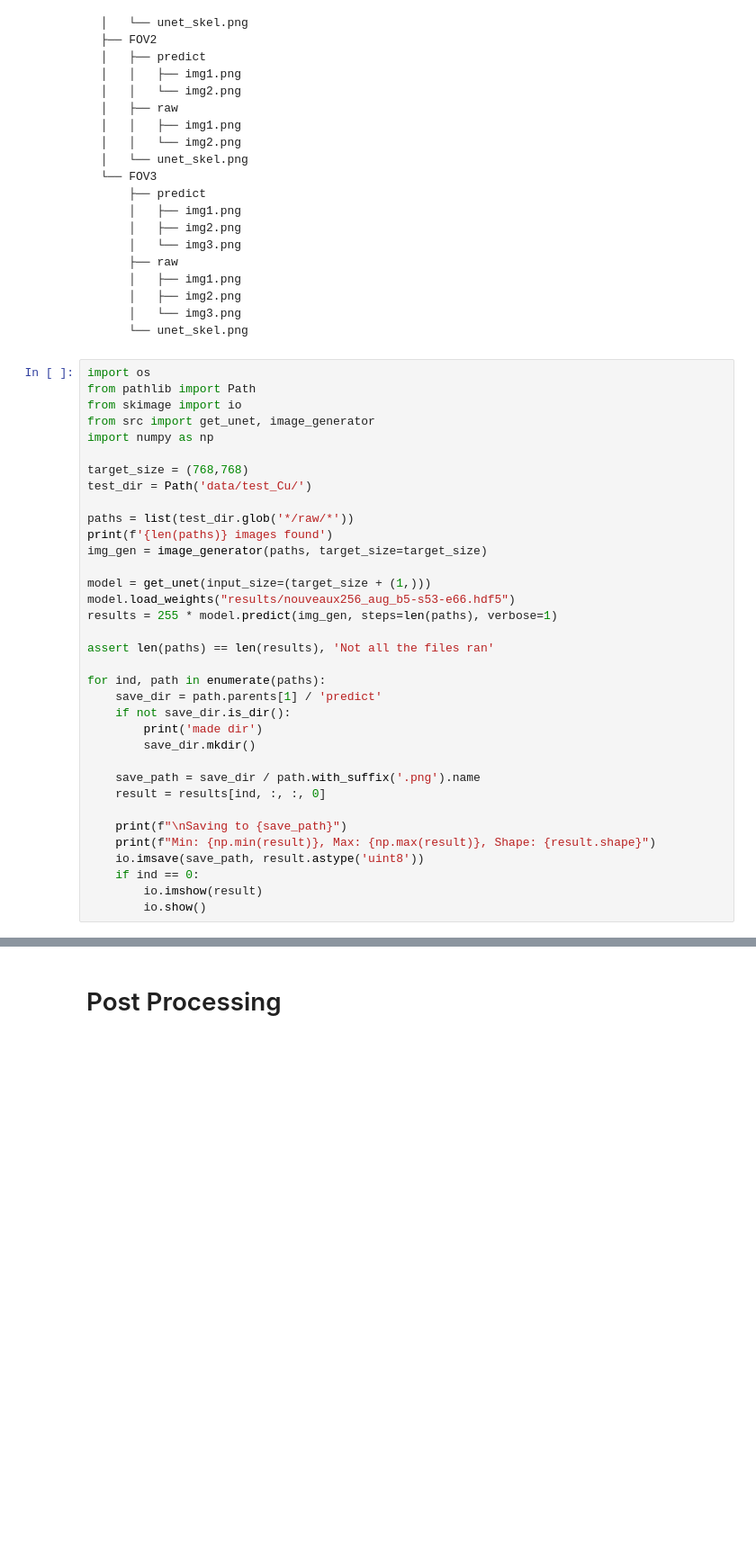
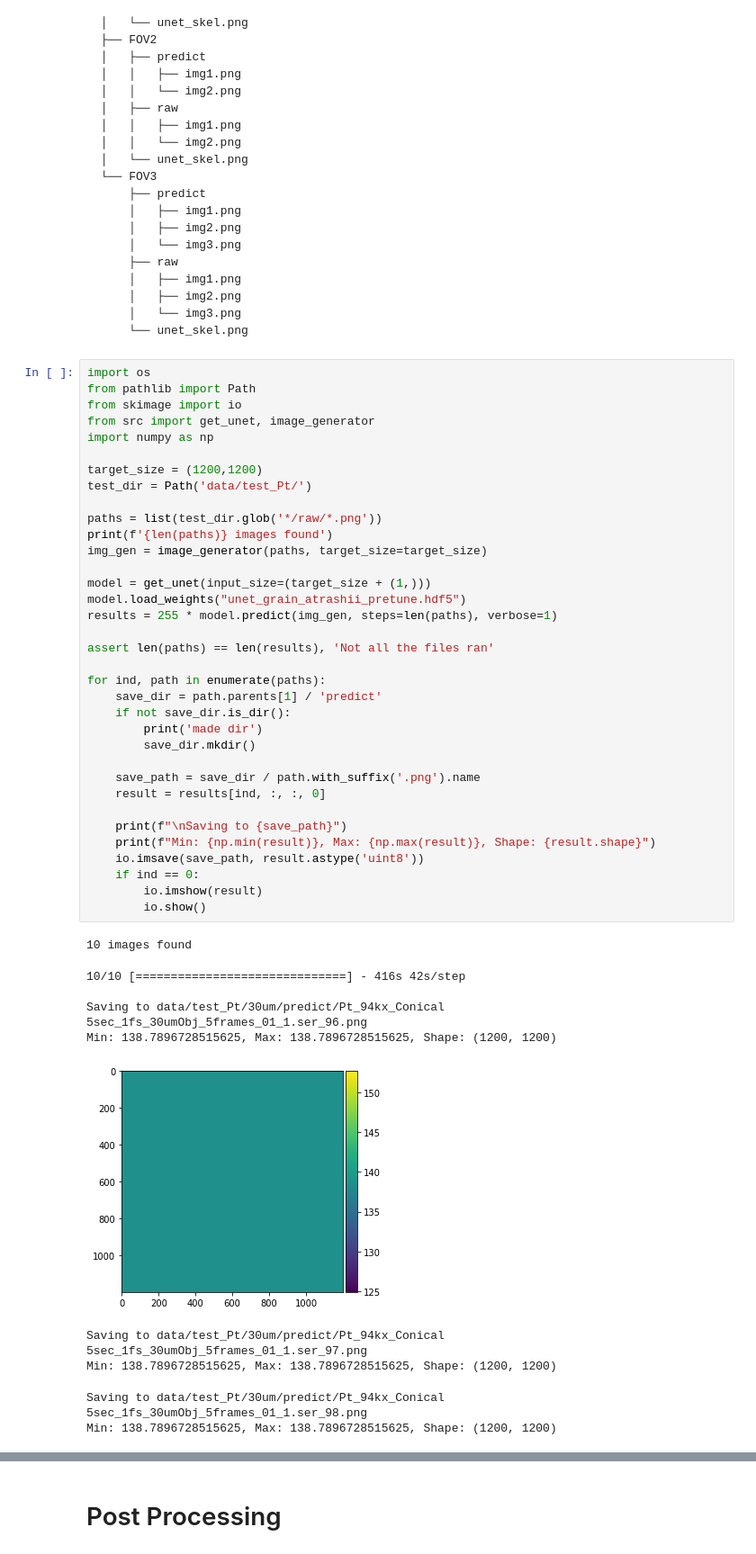
Before and after one commit to xkstein/Grain-U-Net, a Jupyter notebook: main.ipynb, the cells around one changed output, grey strips where cells are left out. Shown at 90% size. Saved outputs shown, nothing was run; the diff lists cells and outputs as text; blank space fills up the shorter version.

```diff
--- a/main.ipynb
+++ b/main.ipynb
@@ -144,34 +163,45 @@ test_dir
 import os
 from pathlib import Path
 from skimage import io
 from src import get_unet, image_generator
 import numpy as np
 
-target_size = (768,768)
-test_dir = Path('data/test_Cu/')
+target_size = (1200,1200)
+test_dir = Path('data/test_Pt/')
 
-paths = list(test_dir.glob('*/raw/*'))
+paths = list(test_dir.glob('*/raw/*.png'))
 print(f'{len(paths)} images found')
 img_gen = image_generator(paths, target_size=target_size)
 
 model = get_unet(input_size=(target_size + (1,)))
-model.load_weights("results/nouveaux256_aug_b5-s53-e66.hdf5")
+model.load_weights("unet_grain_atrashii_pretune.hdf5")
 results = 255 * model.predict(img_gen, steps=len(paths), verbose=1)
 
 assert len(paths) == len(results), 'Not all the files ran'
 
 for ind, path in enumerate(paths):
     save_dir = path.parents[1] / 'predict'
     if not save_dir.is_dir():
         print('made dir')
         save_dir.mkdir()
 
     save_path = save_dir / path.with_suffix('.png').name
     result = results[ind, :, :, 0]
 
     print(f"\nSaving to {save_path}")
     print(f"Min: {np.min(result)}, Max: {np.max(result)}, Shape: {result.shape}")
     io.imsave(save_path, result.astype('uint8'))
     if ind == 0:
         io.imshow(result)
         io.show()
+# %% [output]
+10 images found
+10/10 [==============================] - 416s 42s/step
+
+Saving to data/test_Pt/30um/predict/Pt_94kx_Conical 5sec_1fs_30umObj_5frames_01_1.ser_96.png
+Min: 138.7896728515625, Max: 138.7896728515625, Shape: (1200, 1200)
+[figure, added]
+Saving to data/test_Pt/30um/predict/Pt_94kx_Conical 5sec_1fs_30umObj_5frames_01_1.ser_97.png
+Min: 138.7896728515625, Max: 138.7896728515625, Shape: (1200, 1200)
+Saving to data/test_Pt/30um/predict/Pt_94kx_Conical 5sec_1fs_30umObj_5frames_01_1.ser_98.png
+Min: 138.7896728515625, Max: 138.7896728515625, Shape: (1200, 1200)
```
Also changed, not shown: parts of 8 cells of this notebook, 4 other files.
